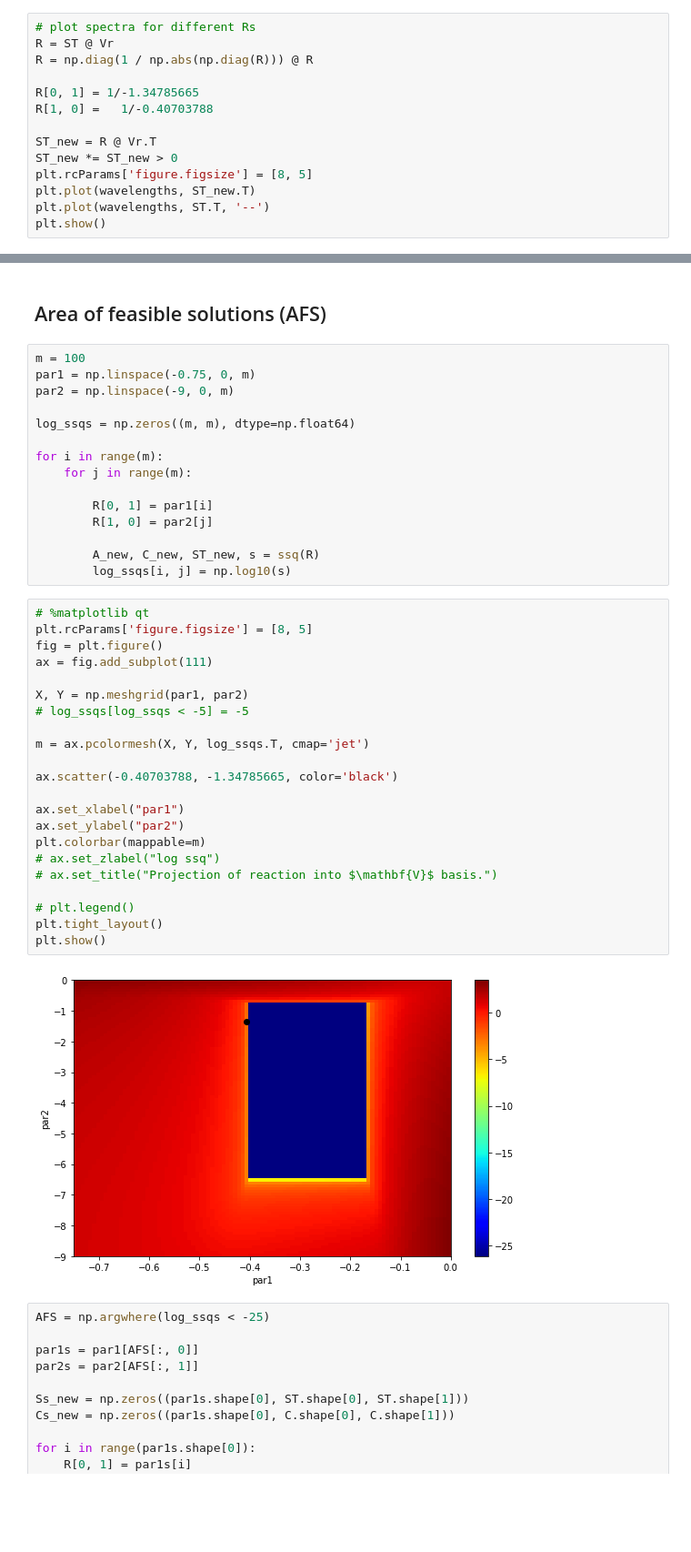
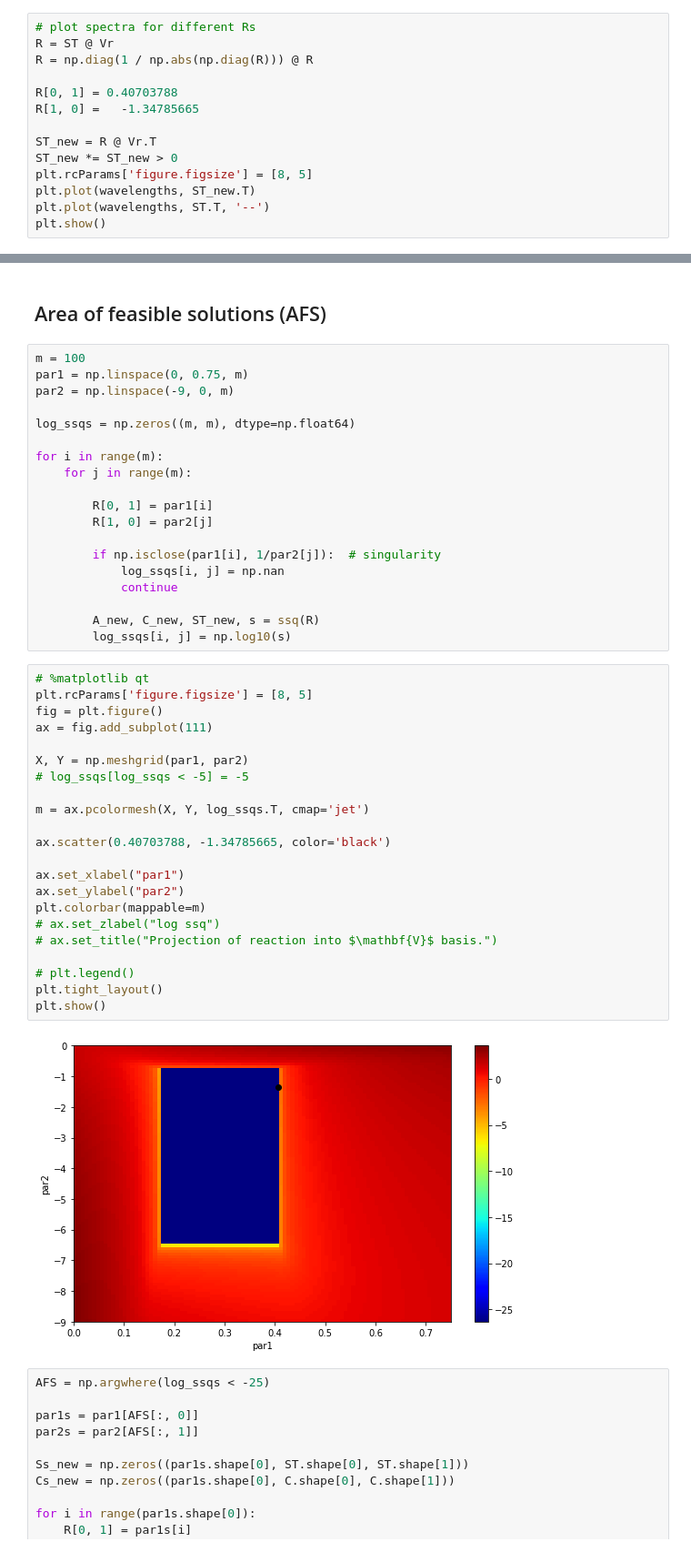
Before and after one commit to dmadea/Jupyter-Tutorials, a Jupyter notebook: MCR-FMIN/Global Analysis.ipynb, the cells around one changed output, grey strips where cells are left out. Shown at 91% size. Drawn from its saved outputs; the diff is of its cells as text; blank space fills up the shorter version.

```diff
--- a/MCR-FMIN/Global Analysis.ipynb
+++ b/MCR-FMIN/Global Analysis.ipynb
@@ -559,8 +559,8 @@ array([[-1.        , -0.40703788],
 R = ST @ Vr
 R = np.diag(1 / np.abs(np.diag(R))) @ R
 
-R[0, 1] = 1/-1.34785665
-R[1, 0] =   1/-0.40703788
+R[0, 1] = 0.40703788
+R[1, 0] =   -1.34785665
 
 ST_new = R @ Vr.T
 ST_new *= ST_new > 0
@@ -581,7 +581,7 @@ plot_A(A_new, times, wavelengths)
 ## Area of feasible solutions (AFS)
 # %%
 m = 100
-par1 = np.linspace(-0.75, 0, m)
+par1 = np.linspace(0, 0.75, m)
 par2 = np.linspace(-9, 0, m)
 
 log_ssqs = np.zeros((m, m), dtype=np.float64)
@@ -592,32 +592,36 @@ for i in range(m):
         R[0, 1] = par1[i]
         R[1, 0] = par2[j]
 
+        if np.isclose(par1[i], 1/par2[j]):  # singularity
+            log_ssqs[i, j] = np.nan
+            continue
+
         A_new, C_new, ST_new, s = ssq(R)
         log_ssqs[i, j] = np.log10(s)
 # %%
 # %matplotlib qt
 plt.rcParams['figure.figsize'] = [8, 5]
 fig = plt.figure()
 ax = fig.add_subplot(111)
 
 X, Y = np.meshgrid(par1, par2)
 # log_ssqs[log_ssqs < -5] = -5
 
 m = ax.pcolormesh(X, Y, log_ssqs.T, cmap='jet')
 
-ax.scatter(-0.40703788, -1.34785665, color='black')
+ax.scatter(0.40703788, -1.34785665, color='black')
 
 ax.set_xlabel("par1")
 ax.set_ylabel("par2")
 plt.colorbar(mappable=m)
 # ax.set_zlabel("log ssq")
 # ax.set_title("Projection of reaction into $\mathbf{V}$ basis.")
 
 # plt.legend()
 plt.tight_layout()
 plt.show()
 # %% [output]
-[figure, old version]
+[figure, new version]
 # %%
 AFS = np.argwhere(log_ssqs < -25)
 
```
Also changed, not shown: parts of 11 cells of this notebook.
